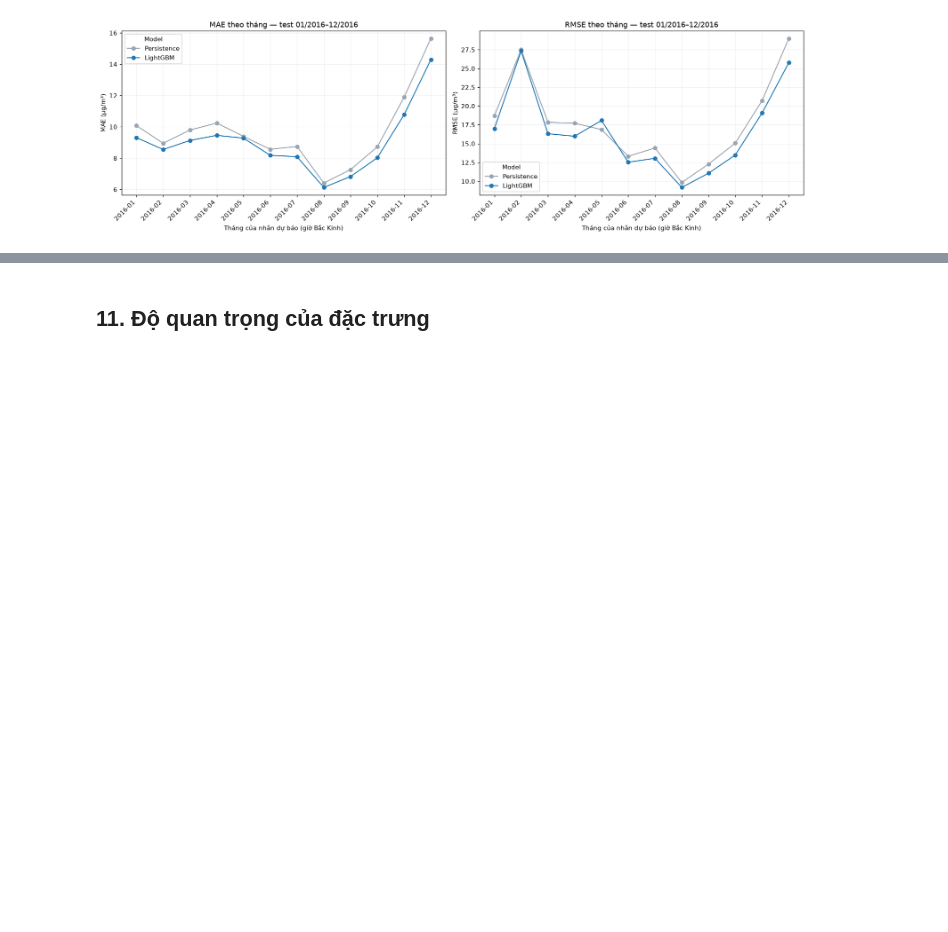
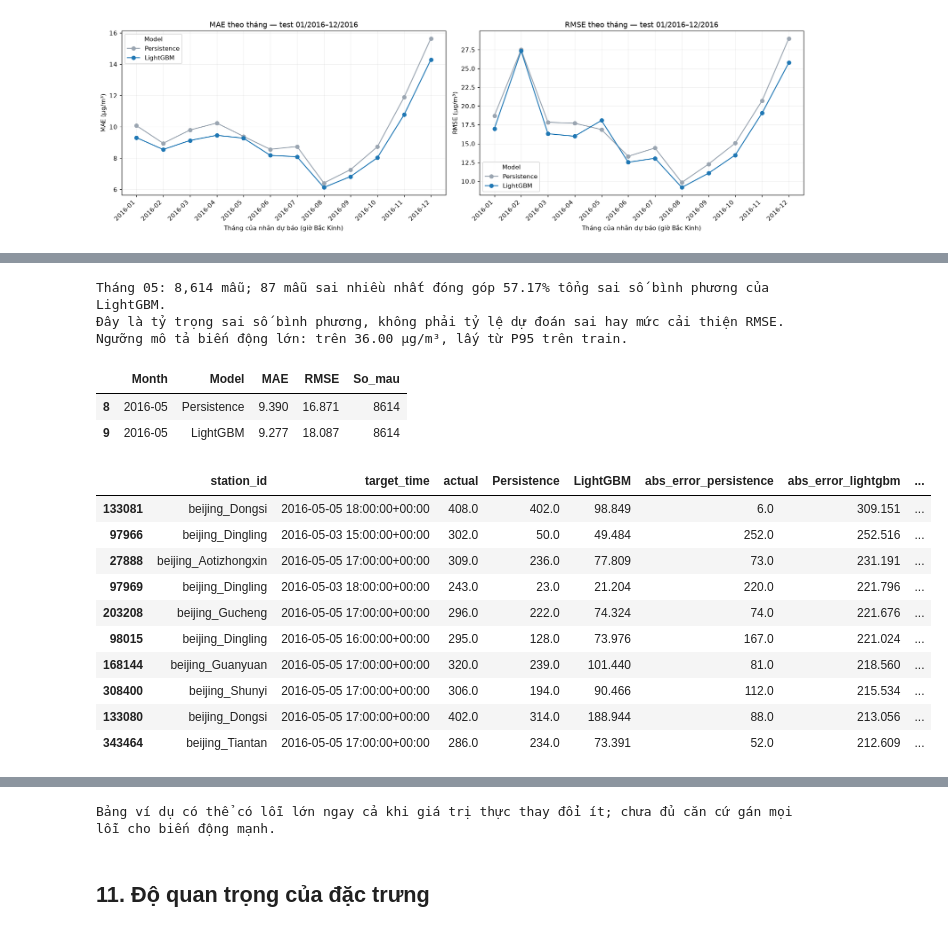
Before and after one commit to Nhom-4-HKDN-2026-2027/Nhom4-HKDN_2026-2027, a Jupyter notebook: models/pm25-baseline.ipynb, the cells around one changed output, grey strips where cells are left out. Cells and saved outputs as stored; diff of their text form; code cells hidden in the pictures; blank space fills up the shorter version.

Commit message:
fix(ai): clean notebook outputs and add May error evidence

```diff
--- a/models/pm25-baseline.ipynb
+++ b/models/pm25-baseline.ipynb
@@ -649,0 +656,79 @@ Nhận xét tháng 02/2016 và 05/2016 , 08/2016, 11-12/2016
+# %%
+# Phân tích mô tả trên test; không dùng kết quả này để chỉnh model rồi chấm lại test.
+may = predictions.loc[predictions["target_month"].eq("2016-05")].copy()
+assert not may.empty, "Không có dữ liệu tháng 05/2016 để phân tích"
+may["abs_error_lightgbm"] = (may["LightGBM"] - may["actual"]).abs()
+may["abs_error_persistence"] = (may["Persistence"] - may["actual"]).abs()
+may["squared_error_lightgbm"] = may["abs_error_lightgbm"].pow(2)
+may["actual_hourly_change"] = (may["actual"] - may["Persistence"]).abs()
+
+# Ngưỡng mô tả biến động lấy từ train, không chọn ngưỡng dựa vào kết quả test.
+change_threshold = float((train["target"] - train["pm25_ug_m3"]).abs().quantile(0.95))
+may["change_group"] = np.where(
+    may["actual_hourly_change"] > change_threshold,
+    "Biến động lớn (trên P95 train)",
+    "Các giờ còn lại",
+)
+may_group_rows = []
+for group_name, frame in may.groupby("change_group"):
+    for model_name in model_names:
+        may_group_rows.append({"Nhom_gio": group_name, **metric_row(frame, model_name)})
+may_group_results = pd.DataFrame(may_group_rows)
+
+n_top = max(1, int(np.ceil(0.01 * len(may))))
+total_squared_error = float(may["squared_error_lightgbm"].sum())
+top_squared_error = float(may.nlargest(n_top, "abs_error_lightgbm")["squared_error_lightgbm"].sum())
+top_share = 100.0 * top_squared_error / total_squared_error if total_squared_error > 0 else 0.0
+may_diagnostics = {
+    "month": "2016-05",
+    "prediction_type": "raw",
+    "samples": len(may),
+    "largest_error_sample_count": n_top,
+    "largest_error_fraction_pct": 100.0 * n_top / len(may),
+    "largest_errors_share_of_squared_error_pct": top_share,
+    "hourly_change_threshold_from_train_p95": change_threshold,
+    "definition_hourly_change": "abs(actual at t+1 - PM2.5 at t)",
+}
+may_examples = may.nlargest(10, "abs_error_lightgbm")[
+    [
+        "station_id",
+        "target_time",
+        "actual",
+        "Persistence",
+        "LightGBM",
+        "abs_error_persistence",
+        "abs_error_lightgbm",
+        "actual_hourly_change",
+    ]
+].copy()
+may_examples["target_time_local"] = may_examples["target_time"].dt.tz_convert(TIMEZONE)
+
+print(
+    f"Tháng 05: {len(may):,} mẫu; {n_top} mẫu sai nhiều nhất đóng góp {top_share:.2f}% tổng sai số bình phương của LightGBM."
+)
+print("Đây là tỷ trọng sai số bình phương, không phải tỷ lệ dự đoán sai hay mức cải thiện RMSE.")
+print(f"Ngưỡng mô tả biến động lớn: trên {change_threshold:.2f} µg/m³, lấy từ P95 trên train.")
+display(monthly_results.loc[monthly_results["Month"].eq("2016-05")].round(3))
+display(may_examples.round(3))
+display(may_group_results.round(3))
+print(
+    "Bảng ví dụ có thể có lỗi lớn ngay cả khi giá trị thực thay đổi ít; chưa đủ căn cứ gán mọi lỗi cho biến động mạnh."
+)
+# %% [output]
+Tháng 05: 8,614 mẫu; 87 mẫu sai nhiều nhất đóng góp 57.17% tổng sai số bình phương của LightGBM.
+Đây là tỷ trọng sai số bình phương, không phải tỷ lệ dự đoán sai hay mức cải thiện RMSE.
+Ngưỡng mô tả biến động lớn: trên 36.00 µg/m³, lấy từ P95 trên train.
+|  | Month | Model | MAE | RMSE | So_mau |
+| 8 | 2016-05 | Persistence | 9.390 | 16.871 | 8614 |
+| 9 | 2016-05 | LightGBM | 9.277 | 18.087 | 8614 |
+|  | station_id | target_time | actual | Persistence | LightGBM | abs_error_persistence | abs_error_lightgbm | ... |
+| 133081 | beijing_Dongsi | 2016-05-05 18:00:00+00:00 | 408.0 | 402.0 | 98.849 | 6.0 | 309.151 | ... |
+| 97966 | beijing_Dingling | 2016-05-03 15:00:00+00:00 | 302.0 | 50.0 | 49.484 | 252.0 | 252.516 | ... |
+| 27888 | beijing_Aotizhongxin | 2016-05-05 17:00:00+00:00 | 309.0 | 236.0 | 77.809 | 73.0 | 231.191 | ... |
+| 97969 | beijing_Dingling | 2016-05-03 18:00:00+00:00 | 243.0 | 23.0 | 21.204 | 220.0 | 221.796 | ... |
+| 203208 | beijing_Gucheng | 2016-05-05 17:00:00+00:00 | 296.0 | 222.0 | 74.324 | 74.0 | 221.676 | ... |
+| 98015 | beijing_Dingling | 2016-05-05 16:00:00+00:00 | 295.0 | 128.0 | 73.976 | 167.0 | 221.024 | ... |
+| 168144 | beijing_Guanyuan | 2016-05-05 17:00:00+00:00 | 320.0 | 239.0 | 101.440 | 81.0 | 218.560 | ... |
+| 308400 | beijing_Shunyi | 2016-05-05 17:00:00+00:00 | 306.0 | 194.0 | 90.466 | 112.0 | 215.534 | ... |
+| 133080 | beijing_Dongsi | 2016-05-05 17:00:00+00:00 | 402.0 | 314.0 | 188.944 | 88.0 | 213.056 | ... |
+| 343464 | beijing_Tiantan | 2016-05-05 17:00:00+00:00 | 286.0 | 234.0 | 73.391 | 52.0 | 212.609 | ... |
@@ -650,3 +740,4 @@ Nhận xét tháng 02/2016 và 05/2016 , 08/2016, 11-12/2016
+Bảng ví dụ có thể có lỗi lớn ngay cả khi giá trị thực thay đổi ít; chưa đủ căn cứ gán mọi lỗi cho biến động mạnh.
 # %% [markdown]
 ## 11. Độ quan trọng của đặc trưng
 # %%
```
Also changed, not shown: parts of 8 cells of this notebook.
